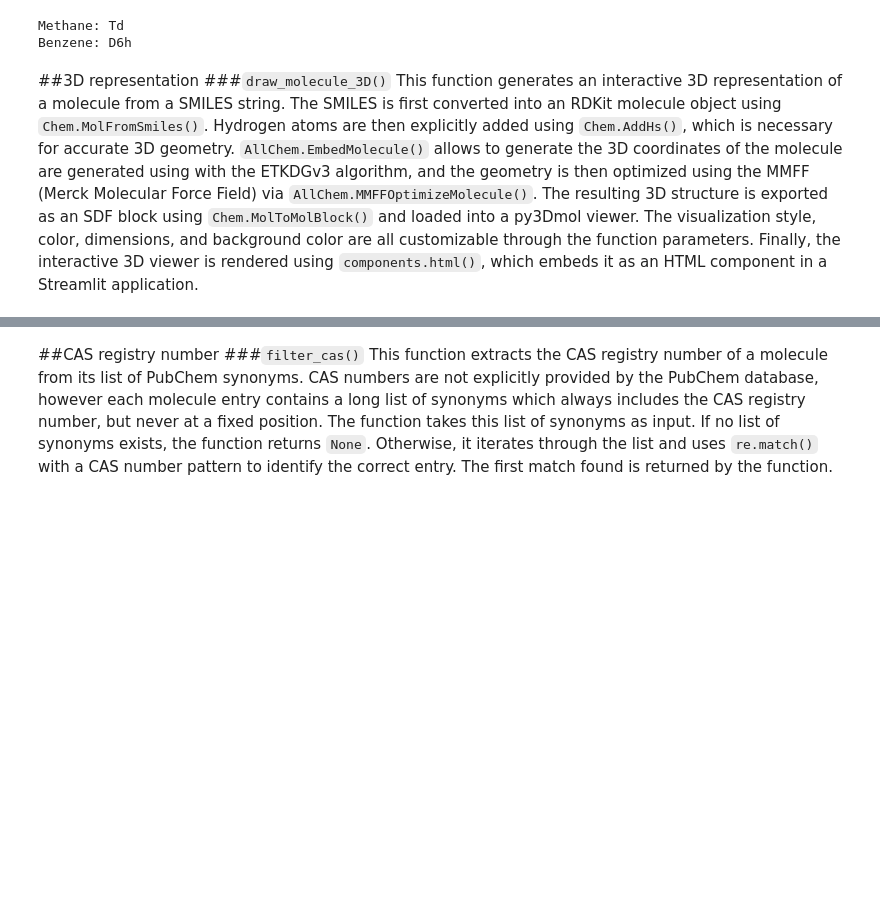
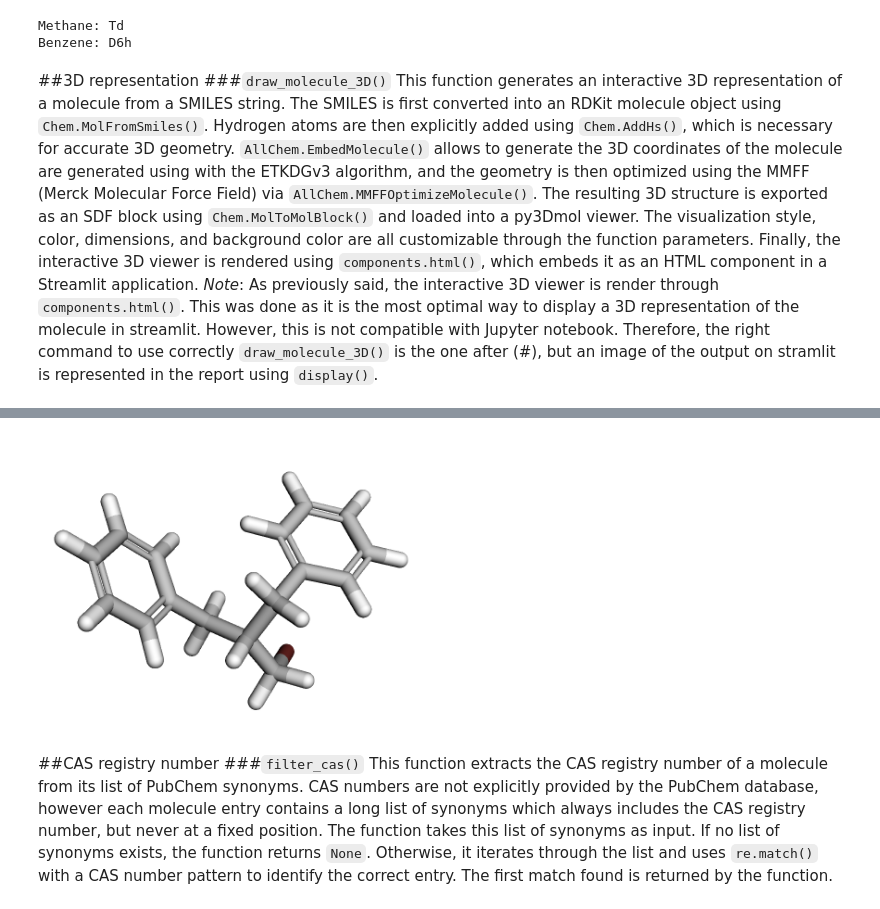
Before and after one commit to TheoV19/Project-PPChem, a Jupyter notebook: Notebook/Project_report.ipynb, the cells around one changed output, grey strips where cells are left out. Saved outputs shown, nothing was run; the diff lists cells and outputs as text; code cells hidden in the pictures; blank space fills up the shorter version.

Commit message:
Modification of 3D and add it in the notebook

```diff
--- a/Notebook/Project_report.ipynb
+++ b/Notebook/Project_report.ipynb
@@ -145,9 +145,12 @@ Benzene: D6h
 # %% [markdown]
 ##3D representation
 ###`draw_molecule_3D()`
-This function generates an interactive 3D representation of a molecule from a SMILES string. The SMILES is first converted into an RDKit molecule object using `Chem.MolFromSmiles()`. Hydrogen atoms are then explicitly added using `Chem.AddHs()`, which is necessary for accurate 3D geometry. `AllChem.EmbedMolecule()` allows to generate the 3D coordinates of the molecule are generated using with the ETKDGv3 algorithm, and the geometry is then optimized using the MMFF (Merck Molecular Force Field) via `AllChem.MMFFOptimizeMolecule()`. The resulting 3D structure is exported as an SDF block using `Chem.MolToMolBlock()` and loaded into a py3Dmol viewer. The visualization style, color, dimensions, and background color are all customizable through the function parameters. Finally, the interactive 3D viewer is rendered using `components.html()`, which embeds it as an HTML component in a Streamlit application.
+This function generates an interactive 3D representation of a molecule from a SMILES string. The SMILES is first converted into an RDKit molecule object using `Chem.MolFromSmiles()`. Hydrogen atoms are then explicitly added using `Chem.AddHs()`, which is necessary for accurate 3D geometry. `AllChem.EmbedMolecule()` allows to generate the 3D coordinates of the molecule are generated using with the ETKDGv3 algorithm, and the geometry is then optimized using the MMFF (Merck Molecular Force Field) via `AllChem.MMFFOptimizeMolecule()`. The resulting 3D structure is exported as an SDF block using `Chem.MolToMolBlock()` and loaded into a py3Dmol viewer. The visualization style, color, dimensions, and background color are all customizable through the function parameters. Finally, the interactive 3D viewer is rendered using `components.html()`, which embeds it as an HTML component in a Streamlit application. *Note*: As previously said, the interactive 3D viewer is render through `components.html()`. This was done as it is the most optimal way to display a 3D representation of the molecule in streamlit. However, this is not compatible with Jupyter notebook. Therefore, the right command to use correctly `draw_molecule_3D()` is the one after (#), but an image of the output on stramlit is represented in the report using `display()`.
 # %%
-from organomind.draw3D import draw_molecule_3d_jupyter
+from organomind.draw3D import draw_molecule_3d
+from IPython.display import Image, display
 
-draw_molecule_3d_jupyter("C1=CC=C(C=C1)CC(CC2=CC=CC=C2)CBr")
+#draw_molecule_3d("C1=CC=C(C=C1)CC(CC2=CC=CC=C2)CBr")
+
+display(Image(filename='3D_draw.png', width=400))
 # %% [output]
@@ -155,3 +157,4 @@ draw_molecule_3d_jupyter("C1=CC=C(C=C1)CC(CC2=CC=CC=C2)CBr")
+[figure, added]
 # %% [markdown]
 ##CAS registry number
 ###`filter_cas()`
```
Also changed, not shown: parts of 1 cell of this notebook, 4 other files.
